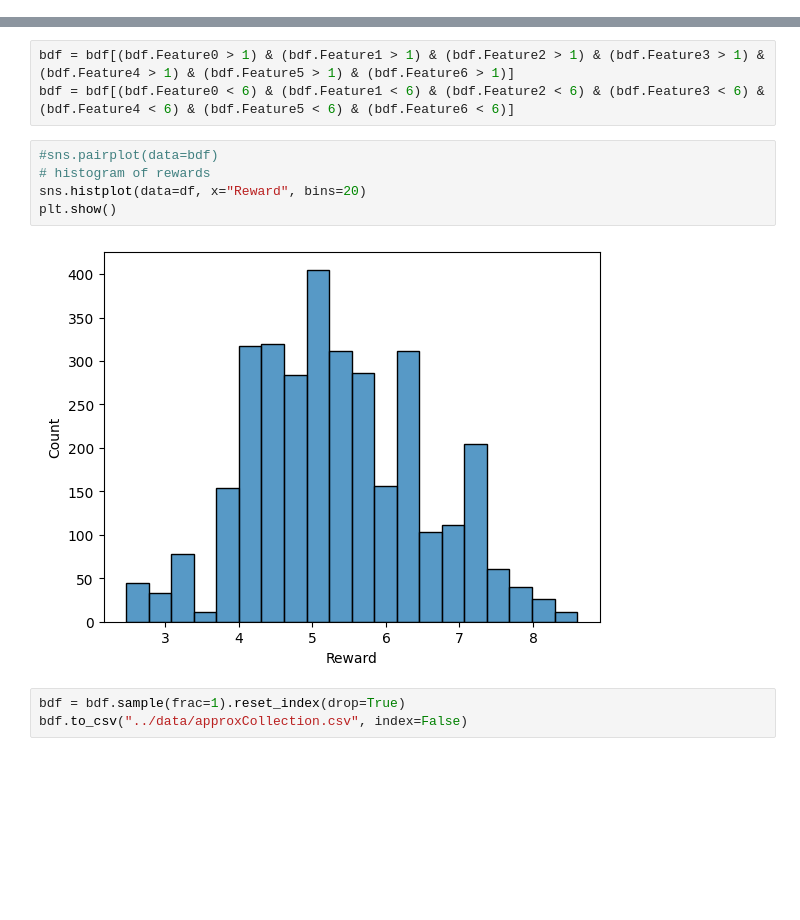
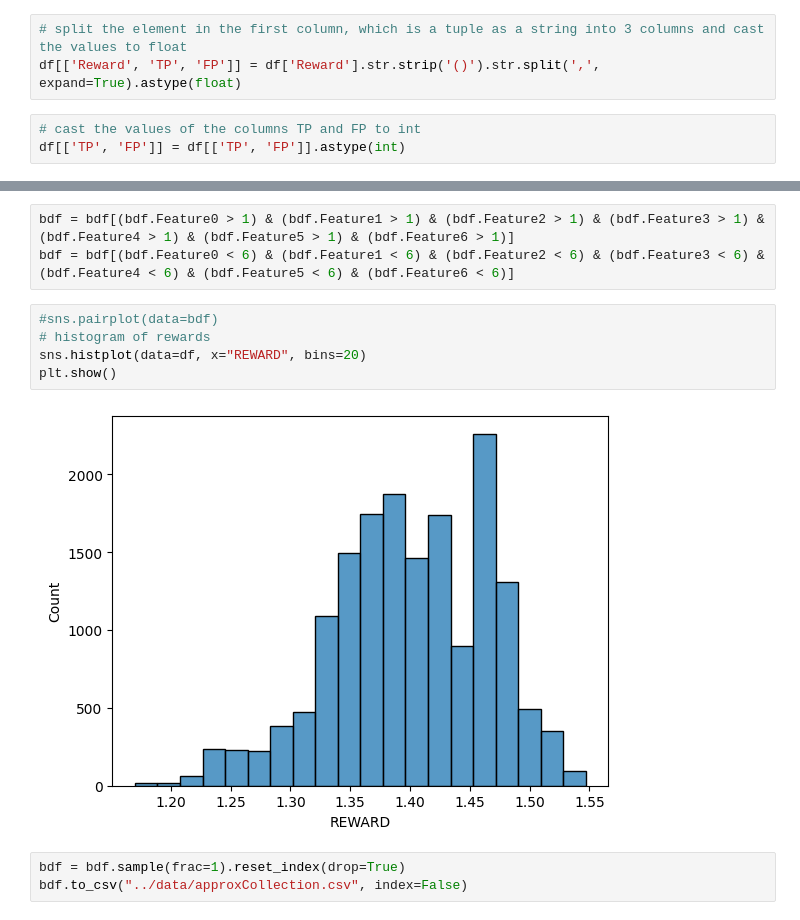
Before and after one commit to nailikS/rlpharm, a Jupyter notebook: src/prepocessing.ipynb, the cells around one changed output, grey strips where cells are left out. Saved outputs shown, nothing was run; the diff lists cells and outputs as text; blank space fills up the shorter version.

```diff
--- a/src/prepocessing.ipynb
+++ b/src/prepocessing.ipynb
@@ -23,0 +30,6 @@ df
+# %%
+# split the element in the first column, which is a tuple as a string into 3 columns and cast the values to float
+df[['Reward', 'TP', 'FP']] = df['Reward'].str.strip('()').str.split(',', expand=True).astype(float)
+# %%
+# cast the values of the columns TP and FP to int
+df[['TP', 'FP']] = df[['TP', 'FP']].astype(int)
@@ -128,10 +150,10 @@ bdf = bdf[(bdf.Feature0 < 6) & (bdf.Feature1 < 6) & (bdf.Feature2 < 6) & (bdf.Fe
 # %%
 #sns.pairplot(data=bdf)
 # histogram of rewards
-sns.histplot(data=df, x="Reward", bins=20)
+sns.histplot(data=df, x="REWARD", bins=20)
 plt.show()
 # %% [output]
-[figure, old version]
+[figure, new version]
 # %%
 bdf = bdf.sample(frac=1).reset_index(drop=True)
 bdf.to_csv("../data/approxCollection.csv", index=False)
```
Also changed, not shown: parts of 6 cells of this notebook, 16 other files.
